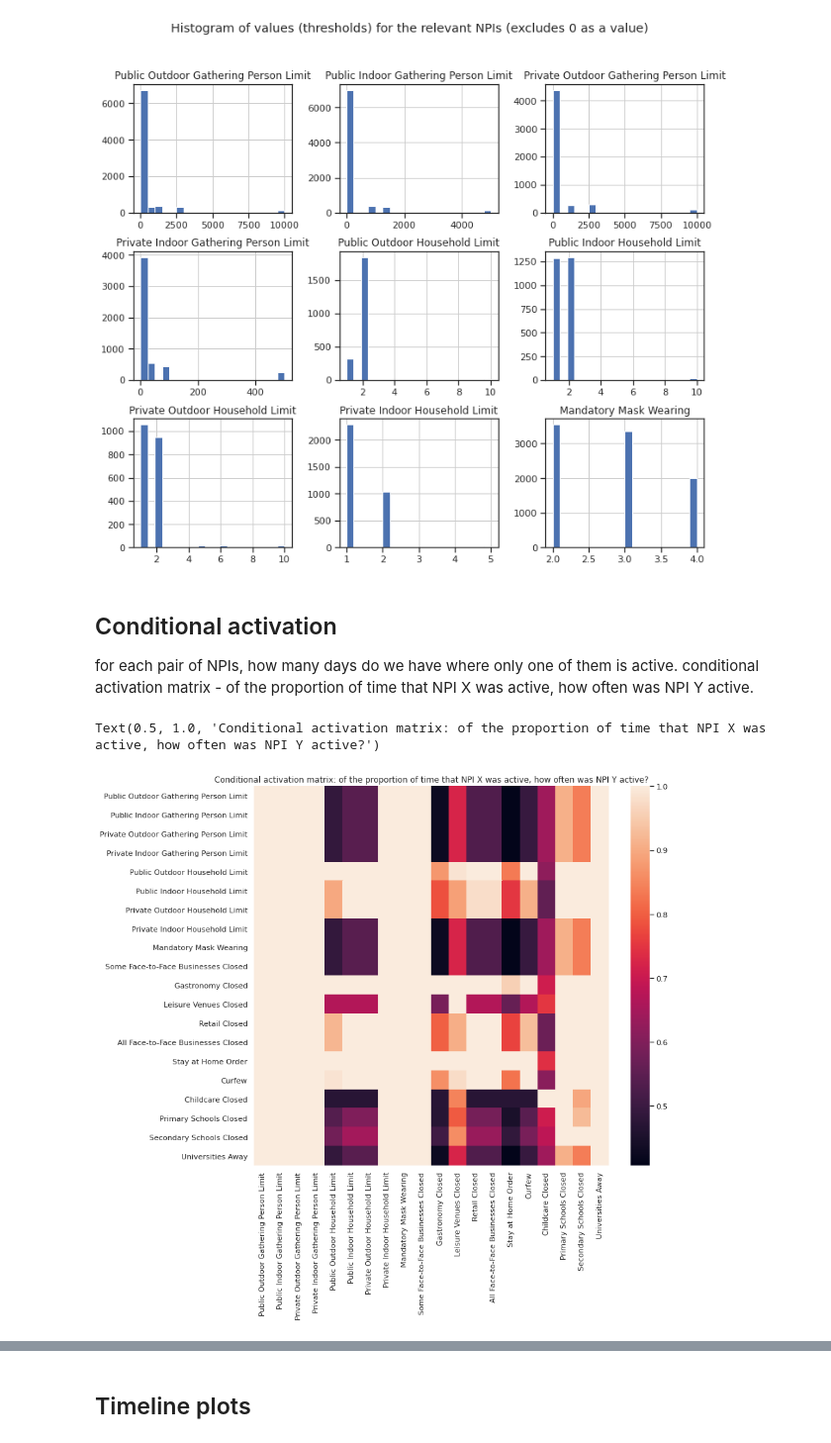
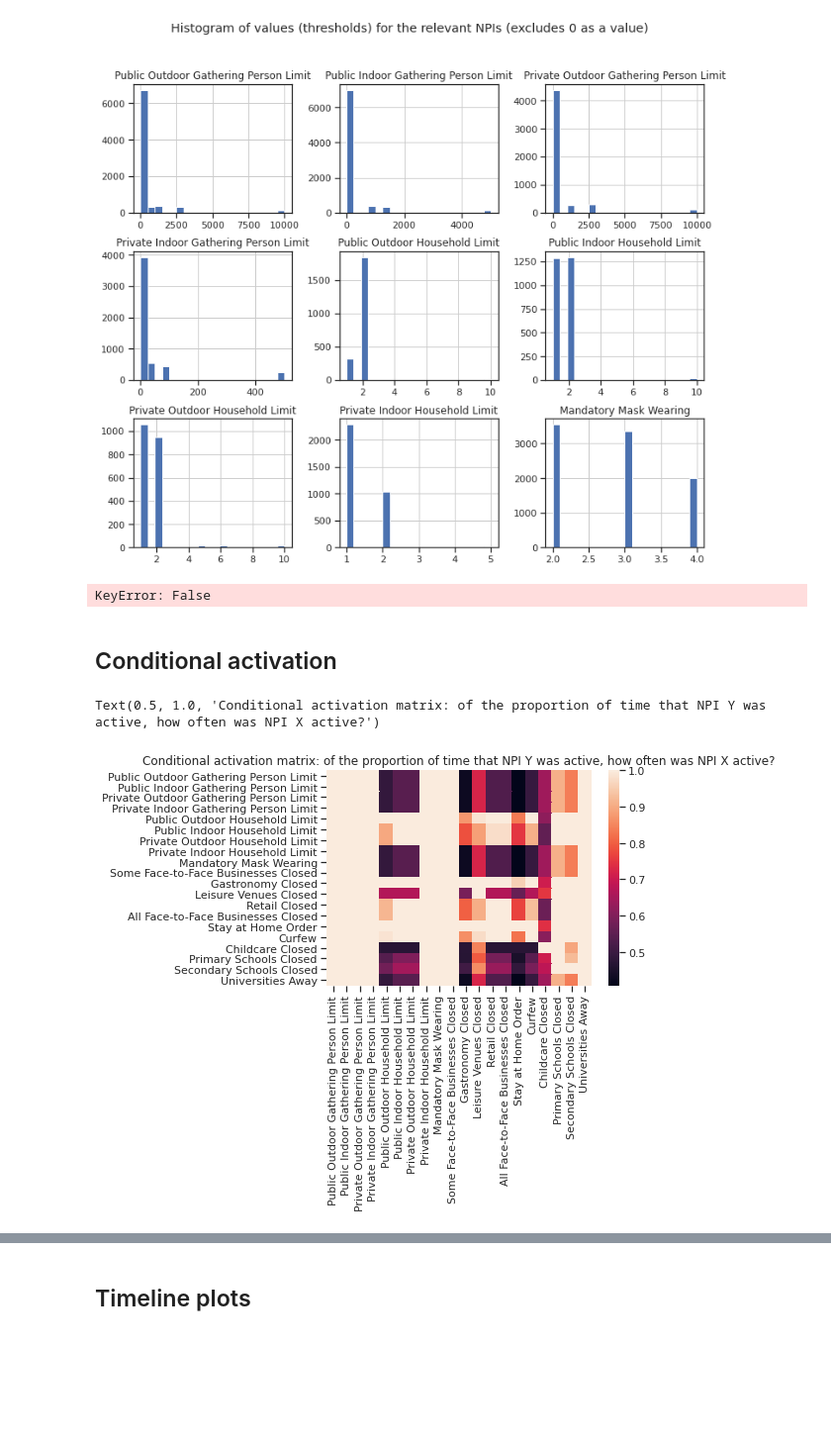
Before and after one commit to MrinankSharma/COVID19NPISecondWave, a Jupyter notebook: notebooks/exploratory_data_analysis.ipynb, the cells around one changed output, grey strips where cells are left out. Shown at 99% size. Saved outputs shown, nothing was run; the diff lists cells and outputs as text; code cells hidden in the pictures; blank space fills up the shorter version.

Commit message:
Replaced with new data. Soeren's edits to EDA plots.

```diff
--- a/notebooks/exploratory_data_analysis.ipynb
+++ b/notebooks/exploratory_data_analysis.ipynb
@@ -138,11 +120,16 @@ pl.suptitle("Histogram of values (thresholds) for the relevant NPIs (excludes 0
 # %% [output]
 Text(0.5, 0.98, 'Histogram of values (thresholds) for the relevant NPIs (excludes 0 as a value)')
 [figure]
-# %% [markdown]
-## Conditional activation
-
-for each pair of NPIs, how many days do we have where only one of them is active.
-conditional activation matrix - of the proportion of time that NPI X was active, how often was NPI Y active.
+# %%
+df_reduced = df[df!=0]
+df_numbers = df[isinstance(df, float)]
+#find ind of all
+# ax = df.hist(column=thresholding_CMs, figsize=(12, 10), bins = 20)
+# pl.suptitle("Histogram of values (thresholds) for the relevant NPIs (excludes 0 as a value)")
+# %% [output]
+KeyError: False
+# %% [markdown]
+## Conditional activation
 # %%
 def get_active_dates(npi):
     non_zero_dates = df['Date'][df[npi] != 0]
@@ -160,21 +147,24 @@ def proportional_activation(npi_1, npi_2):
     number_of_jointly_active_days = len(intersect_npi_active_dates(npi_1, npi_2))
     return number_of_jointly_active_days/number_of_active_days
 
-# want a function that returns the number of days where only
-# one is active, which is set(active_1) - set(active_2).
 def activation_difference(npi_1, npi_2):
     return len(set(get_active_dates(npi_1)) - set(get_active_dates(npi_2)))
 
+def only_one_active(npi_1, npi_2):
+    return len(set(get_active_dates(npi_1)) - set(get_active_dates(npi_2))) + len(set(get_active_dates(npi_2)) - set(get_active_dates(npi_1)))
+
 proportional_activations = np.zeros((len(CMs),len(CMs)))
 activation_differences = np.zeros((len(CMs),len(CMs)))
+single_activations = np.zeros((len(CMs),len(CMs)))
 for i in range(len(CMs)):
     for j in range(len(CMs)):
         proportional_activations[i, j] = proportional_activation(CMs[i], CMs[j])
         activation_differences[i, j] = activation_difference(CMs[i], CMs[j])
+        single_activations[i, j] = only_one_active(CMs[i], CMs[j])
 # %%
-sns.heatmap(proportional_activations, xticklabels = CMs, yticklabels = CMs).set_title('Conditional activation matrix: of the proportion of time that NPI X was active, how often was NPI Y active?')
+sns.heatmap(proportional_activations, xticklabels = CMs, yticklabels = CMs).set_title('Conditional activation matrix: of the proportion of time that NPI Y was active, how often was NPI X active?')
 # sns.set(rc={'figure.figsize':(11.7,10.27)})
 # %% [output]
-Text(0.5, 1.0, 'Conditional activation matrix: of the proportion of time that NPI X was active, how often was NPI Y active?')
+Text(0.5, 1.0, 'Conditional activation matrix: of the proportion of time that NPI Y was active, how often was NPI X active?')
-[figure, old version]
+[figure, new version]
 # %%
```
Also changed, not shown: parts of 18 cells of this notebook.
